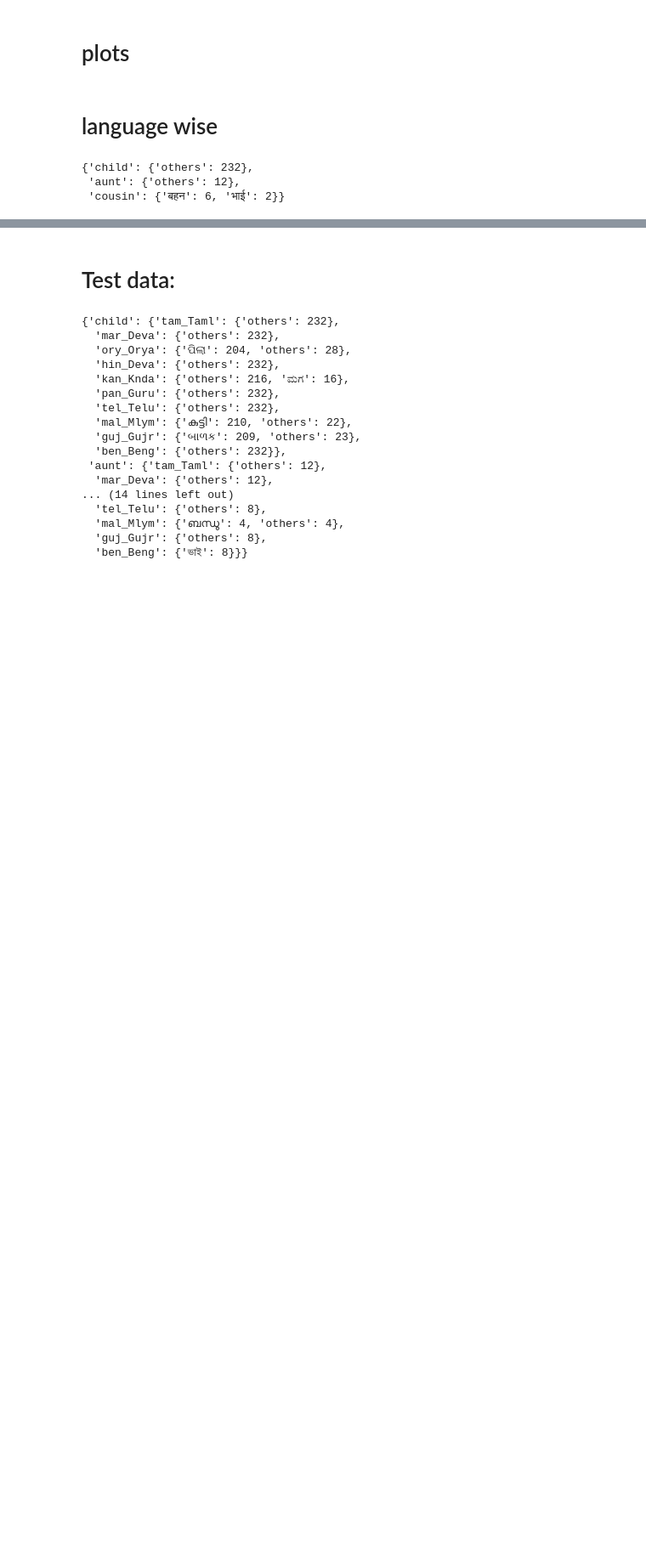
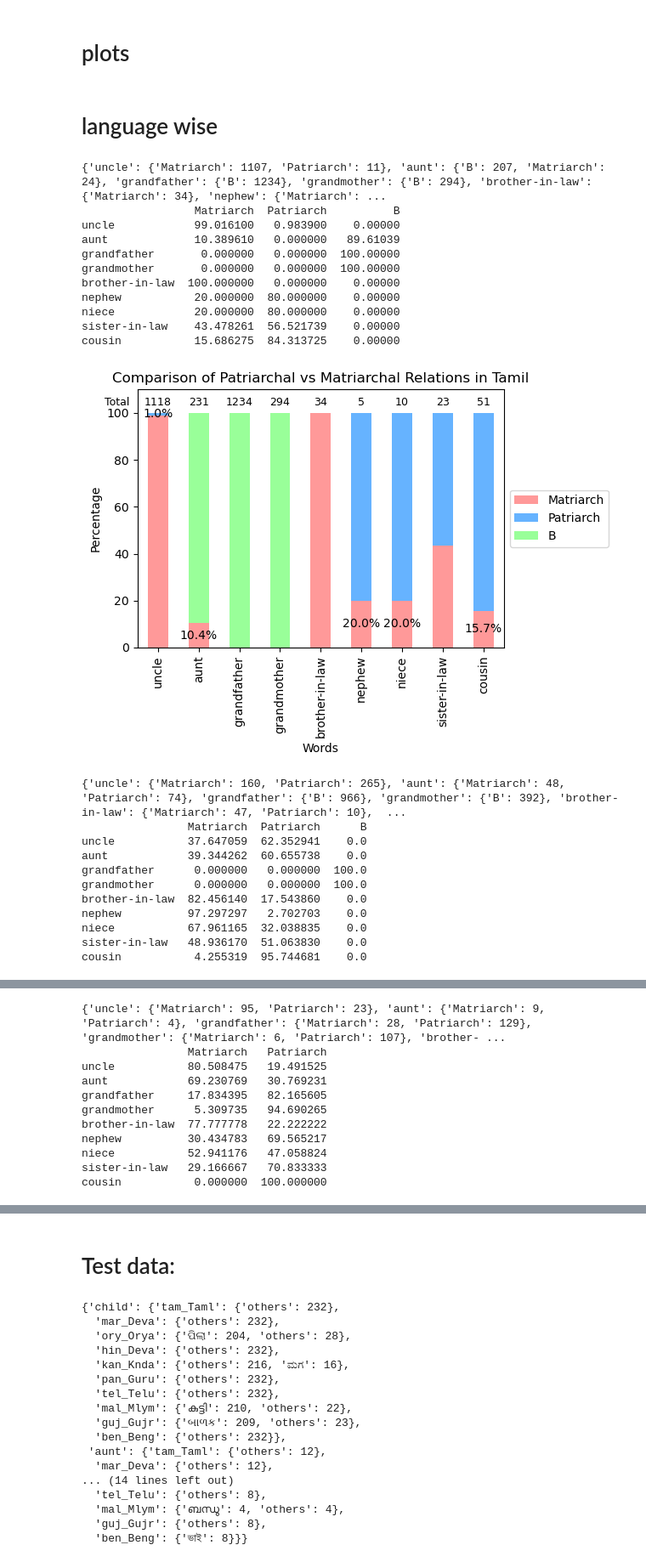
Before and after one commit to sofia100/Multilingual_project, a Jupyter notebook: plot_trainset.ipynb, the cells around one changed output, grey strips where cells are left out. Shown: that part at 85% size. Cells and saved outputs as stored; diff of their text form; code cells hidden in the pictures; blank space fills up the shorter version.

```diff
--- a/plot_trainset.ipynb
+++ b/plot_trainset.ipynb
@@ -1282,12 +1282,18 @@ colours_map={
     'B':     '#99ff99',
     'others': '#ffcc99',
     'N': '#c2c2f0'
+    ,
+    'Matriarch': '#ff9999',
+    'Patriarch': '#66b3ff',
+
 }
 # %% [markdown]
 # plots
 # %%
 import matplotlib.pyplot as plt
 import numpy as np
+# %%
+languages = ['tam_Taml', 'mar_Deva', 'ory_Orya', 'hin_Deva', 'kan_Knda', 'pan_Guru', 'tel_Telu', 'mal_Mlym', 'guj_Gujr', 'ben_Beng']
 # %%
 
 
@@ -1495,3 +1501,17 @@ for word in df:
     create_100_bars(df[word], word)
 # %% [markdown]
 # language wise
+# %%
+lang_map = {
+    'hin_Deva': 'Hindi',
+    'mar_Deva': 'Marathi',
+    'kan_Knda': 'Kannada',
+    'tam_Taml': 'Tamil',
+    'tel_Telu': 'Telugu',
+    'mal_Mlym': 'Malayalam',
+    'guj_Gujr': 'Gujarati',
+    'ben_Beng': 'Bengali',
+    'ory_Orya': 'Oriya',
+    'pan_Guru': 'Punjabi'
+
+}
@@ -1498,11 +1611,35 @@ for word in df:
 # %%
 # extract only hin_Deva for all root words from plot data and plot it
-lang = 'hin_Deva'
-lang_df = {word: plot_data[word][lang] for word in plot_data}
-lang_df
-# remove 'child' component form lang_df
-lang_df.pop('child')
+# lang = 'ory_Orya'
+for lang in languages:
+        lang_df = {word: plot_data[word][lang] for word in plot_data}
+        # lang_df
+        # remove 'child' component form lang_df
+        lang_df.pop('child')
+        df = get_code( lang_df, lang)
+        print(df)
+        word_wise_plot(df, lang)
 # %% [output]
-{'child': {'others': 232},
- 'aunt': {'others': 12},
- 'cousin': {'बहन': 6, 'भाई': 2}}
+{'uncle': {'Matriarch': 1107, 'Patriarch': 11}, 'aunt': {'B': 207, 'Matriarch': 24}, 'grandfather': {'B': 1234}, 'grandmother': {'B': 294}, 'brother-in-law': {'Matriarch': 34}, 'nephew': {'Matriarch': ...
+                 Matriarch  Patriarch          B
+uncle            99.016100   0.983900    0.00000
+aunt             10.389610   0.000000   89.61039
+grandfather       0.000000   0.000000  100.00000
+grandmother       0.000000   0.000000  100.00000
+brother-in-law  100.000000   0.000000    0.00000
+nephew           20.000000  80.000000    0.00000
+niece            20.000000  80.000000    0.00000
+sister-in-law    43.478261  56.521739    0.00000
+cousin           15.686275  84.313725    0.00000
+[figure, added]
+{'uncle': {'Matriarch': 160, 'Patriarch': 265}, 'aunt': {'Matriarch': 48, 'Patriarch': 74}, 'grandfather': {'B': 966}, 'grandmother': {'B': 392}, 'brother-in-law': {'Matriarch': 47, 'Patriarch': 10},  ...
+                Matriarch  Patriarch      B
+uncle           37.647059  62.352941    0.0
+aunt            39.344262  60.655738    0.0
+grandfather      0.000000   0.000000  100.0
+grandmother      0.000000   0.000000  100.0
+brother-in-law  82.456140  17.543860    0.0
+nephew          97.297297   2.702703    0.0
+niece           67.961165  32.038835    0.0
+sister-in-law   48.936170  51.063830    0.0
+cousin           4.255319  95.744681    0.0
@@ -1508,0 +1647,11 @@ lang_df.pop('child')
+{'uncle': {'Matriarch': 95, 'Patriarch': 23}, 'aunt': {'Matriarch': 9, 'Patriarch': 4}, 'grandfather': {'Matriarch': 28, 'Patriarch': 129}, 'grandmother': {'Matriarch': 6, 'Patriarch': 107}, 'brother- ...
+                Matriarch   Patriarch
+uncle           80.508475   19.491525
+aunt            69.230769   30.769231
+grandfather     17.834395   82.165605
+grandmother      5.309735   94.690265
+brother-in-law  77.777778   22.222222
+nephew          30.434783   69.565217
+niece           52.941176   47.058824
+sister-in-law   29.166667   70.833333
+cousin           0.000000  100.000000
```
Also changed, not shown: parts of 5 cells of this notebook, 13 other files.
